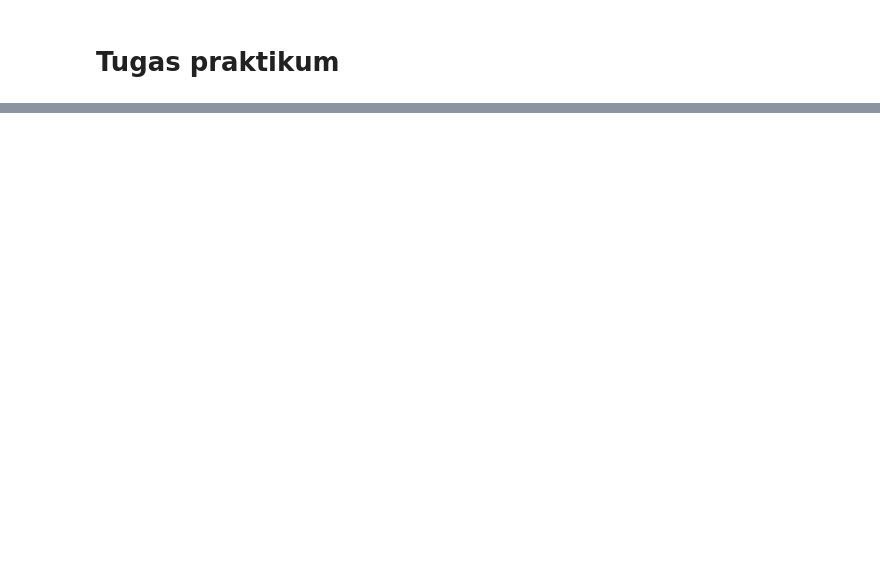
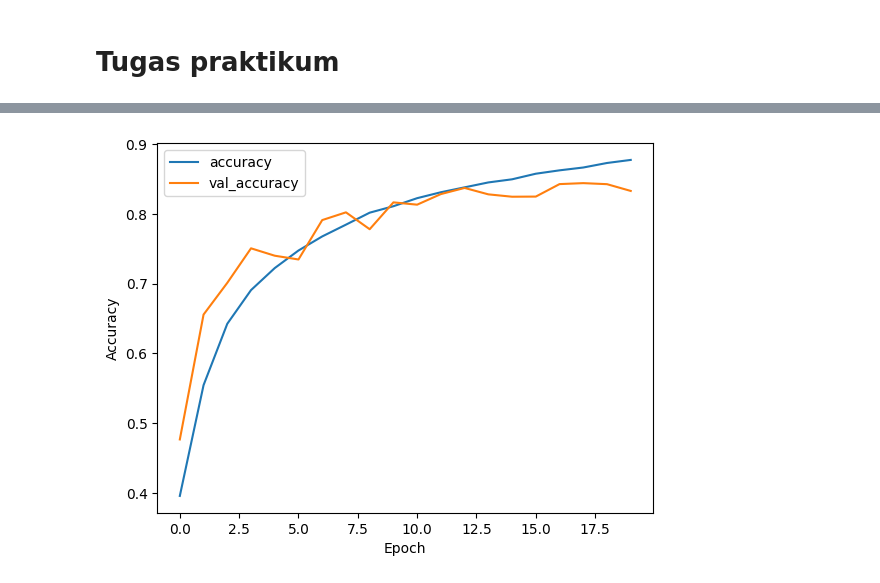
Before and after one commit to agungfradiansyah12/MesingLearning, a Jupyter notebook: jb14MesinLearningCNN.ipynb, the cells around one changed output, grey strips where cells are left out. Cells and saved outputs as stored; diff of their text form; code cells hidden in the pictures; blank space fills up the shorter version.

```diff
--- a/jb14MesinLearningCNN.ipynb
+++ b/jb14MesinLearningCNN.ipynb
@@ -250,2 +254,98 @@ print(test_acc)
 # %% [markdown]
 # **Tugas praktikum**
+# %%
+import tensorflow as tf                   # Import TensorFlow
+from tensorflow.keras import datasets, layers, models   # Import modul penting dari Keras
+import matplotlib.pyplot as plt           # Untuk visualisasi grafik akurasi
+
+# Load dataset CIFAR-10
+(train_images, train_labels), (test_images, test_labels) = datasets.cifar10.load_data()
+# Mengunduh dan memuat dataset CIFAR-10 yang berisi 60k gambar 32x32 dalam 10 kelas
+
+# Normalisasi
+train_images, test_images = train_images / 255.0, test_images / 255.0
+# Normalisasi nilai pixel dari 0-255 menjadi 0-1 agar training lebih stabil
+
+class_names = ['airplane','automobile','bird','cat','deer',
+               'dog','frog','horse','ship','truck']
+# Label nama kelas untuk interpretasi hasil prediksi
+
+model = models.Sequential([
+    # BLOCK 1
+    layers.Conv2D(32, (3, 3), padding='same', activation='relu', input_shape=(32, 32, 3)),
+    # Convolution layer dengan 32 filter ukuran 3x3
+    layers.BatchNormalization(),
+    # Normalisasi untuk menstabilkan distribusi aktivasi
+    layers.Conv2D(32, (3, 3), padding='same', activation='relu'),
+    # Convolution layer kedua pada block 1
+    layers.BatchNormalization(),
+    # Normalisasi lagi
+    layers.MaxPooling2D((2, 2)),
+    # Pooling untuk mengecilkan ukuran fitur map
+    layers.Dropout(0.25),
+    # Mengurangi overfitting dengan mengacak 25% neuron
+
+    # BLOCK 2
+    layers.Conv2D(64, (3, 3), padding='same', activation='relu'),
+    # Naikkan filter menjadi 64
+    layers.BatchNormalization(),
+    layers.Conv2D(64, (3, 3), padding='same', activation='relu'),
+    layers.BatchNormalization(),
+    layers.MaxPooling2D((2, 2)),
+    layers.Dropout(0.25),
+
+    # BLOCK 3
+    layers.Conv2D(128, (3, 3), padding='same', activation='relu'),
+    # Layer conv dengan 128 filter
+    layers.BatchNormalization(),
+    layers.Conv2D(128, (3, 3), padding='same', activation='relu'),
+    layers.BatchNormalization(),
+    layers.MaxPooling2D((2, 2)),
+    layers.Dropout(0.25),
+
+    # CLASSIFIER
+    layers.Flatten(),
+    # Mengubah hasil conv menjadi 1 dimensi untuk masuk ke fully connected layer
+    layers.Dense(256, activation='relu'),
+    # Fully connected layer dengan 256 neuron
+    layers.Dropout(0.5),
+    # Dropout tinggi (50%) untuk mengurangi overfitting
+    layers.Dense(10, activation='softmax')
+    # Layer output dengan softmax untuk 10 kelas CIFAR-10
+])
+
+model.summary()
+# Menampilkan arsitektur model dan jumlah parameter
+
+model.compile(
+    optimizer=tf.keras.optimizers.Adam(learning_rate=0.0005),
+    # Optimizer Adam dengan learning rate 0.0005
+    loss='sparse_categorical_crossentropy',
+    # Menggunakan loss untuk label integer
+    metrics=['accuracy']
+    # Mengukur akurasi selama training dan testing
+)
+
+history = model.fit(
+    train_images, train_labels,
+    epochs=20,
+    # Train model selama 20 epoch
+    validation_data=(test_images, test_labels)
+    # Menggunakan test set sebagai validasi
+)
+
+plt.plot(history.history['accuracy'], label='accuracy')
+plt.plot(history.history['val_accuracy'], label='val_accuracy')
+# Plot grafik akurasi training dan validasi
+plt.xlabel('Epoch')
+plt.ylabel('Accuracy')
+plt.legend()
+plt.show()
+# Menampilkan grafik
+
+test_loss, test_acc = model.evaluate(test_images, test_labels)
+# Evaluasi model pada data testing
+
+print("Testing Accuracy:", test_acc)
+# Cetak akurasi testing
+# %% [output]
@@ -251,0 +392 @@ print(test_acc)
+[figure, added]
```
Also changed, not shown: parts of 8 cells of this notebook.
